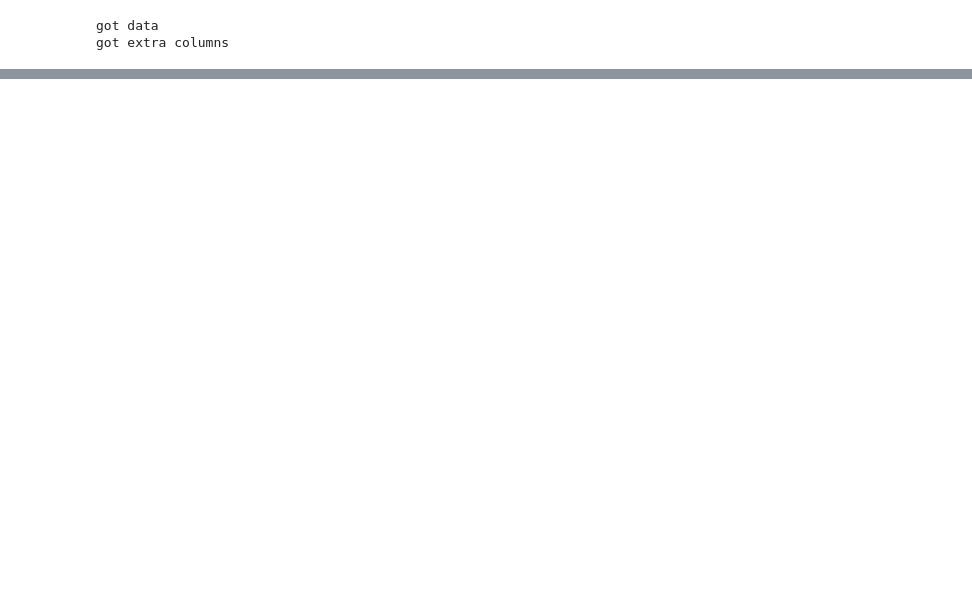
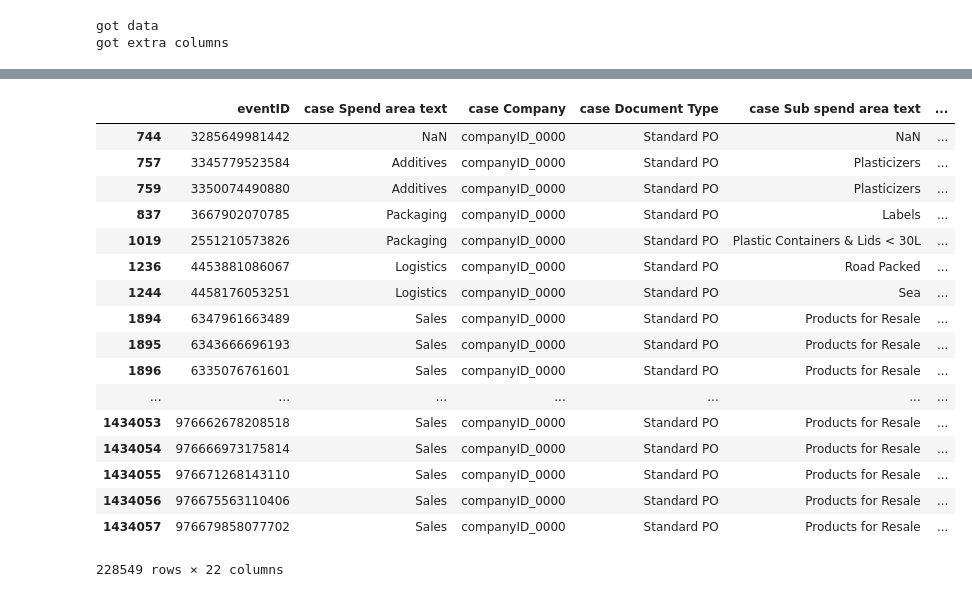
Before and after one commit to dbl-process-mining-group-7/Time-Cycle-Prediction-Tool, a Jupyter notebook: new_naive.ipynb, the cells around one changed output, grey strips where cells are left out. Saved outputs shown, nothing was run; the diff lists cells and outputs as text; code cells hidden in the pictures; blank space fills up the shorter version.

```diff
--- a/new_naive.ipynb
+++ b/new_naive.ipynb
@@ -180,0 +257,60 @@ train_df[(train_df['event time:timestamp'] > 2002.08) & (train_df['event time:ti
+# %%
+def get_train_data(data_set):
+    df = pd.read_csv(data_set + '-training.csv', encoding="ISO-8859-1")
+    df['event time:timestamp'] = df['event time:timestamp'].apply(to_date)
+    return df
+
+
+def get_test_data(data_set):
+    df = pd.read_csv(data_set + '-test.csv', encoding="ISO-8859-1")
+    df['event time:timestamp'] = df['event time:timestamp'].apply(to_date)
+    return df
+
+def to_date(x):
+    # Date in format 'day-month-year hour:min:sec.milsec':
+    day, month, year = str(x).split(" ")[0].split("-")
+    hour, minute, sec = str(x).split(" ")[1].split(":")
+    second, milsec = sec.split(".")
+    return datetime.datetime(int(year), int(month), int(day), int(hour), int(minute), int(second), int(milsec) * 1000)
+
+
+
+def remove_incomplete(data):
+    #data.sort_values(by=['case concept:name', 'event time:timestamp'])
+    #tails = data.groupby('case concept:name').tail(1)
+    #heads = data.groupby('case concept:name').head(1)
+    #begin_event = heads['event concept:name'].unique()[
+    #    heads.groupby('event concept:name')['event concept:name'].transform('count').unique() >= 0.25 * len(heads)]
+    #end_event = tails['event concept:name'].unique()[
+    #    tails.groupby('event concept:name')['event concept:name'].transform('count').unique() >= 0.25 * len(tails)]
+    #heads = heads[heads['event concept:name'].isin(begin_event)]
+    #tails = tails[tails['event concept:name'].isin(end_event)]
+    #data = data[data['case concept:name'].isin(heads['case concept:name']) & data['case concept:name'].isin(
+    #    tails['case concept:name'])]
+    return data
+# %%
+name = 'BPI_Challenge_2019'
+nblocks = 100
+df_train = remove_incomplete(get_train_data(name))
+df_test = get_test_data(name)
+# %%
+df_train.groupby('case concept:name').tail(1)
+# %% [output]
+|  | eventID | case Spend area text | case Company | case Document Type | case Sub spend area text | ... |
+| 744 | 3285649981442 | NaN | companyID_0000 | Standard PO | NaN | ... |
+| 757 | 3345779523584 | Additives | companyID_0000 | Standard PO | Plasticizers | ... |
+| 759 | 3350074490880 | Additives | companyID_0000 | Standard PO | Plasticizers | ... |
+| 837 | 3667902070785 | Packaging | companyID_0000 | Standard PO | Labels | ... |
+| 1019 | 2551210573826 | Packaging | companyID_0000 | Standard PO | Plastic Containers & Lids < 30L | ... |
+| 1236 | 4453881086067 | Logistics | companyID_0000 | Standard PO | Road Packed | ... |
+| 1244 | 4458176053251 | Logistics | companyID_0000 | Standard PO | Sea | ... |
+| 1894 | 6347961663489 | Sales | companyID_0000 | Standard PO | Products for Resale | ... |
+| 1895 | 6343666696193 | Sales | companyID_0000 | Standard PO | Products for Resale | ... |
+| 1896 | 6335076761601 | Sales | companyID_0000 | Standard PO | Products for Resale | ... |
+| ... | ... | ... | ... | ... | ... | ... |
+| 1434053 | 976662678208518 | Sales | companyID_0000 | Standard PO | Products for Resale | ... |
+| 1434054 | 976666973175814 | Sales | companyID_0000 | Standard PO | Products for Resale | ... |
+| 1434055 | 976671268143110 | Sales | companyID_0000 | Standard PO | Products for Resale | ... |
+| 1434056 | 976675563110406 | Sales | companyID_0000 | Standard PO | Products for Resale | ... |
+| 1434057 | 976679858077702 | Sales | companyID_0000 | Standard PO | Products for Resale | ... |
+228549 rows × 22 columns
```
Also changed, not shown: parts of 23 cells of this notebook, 2 other files.
